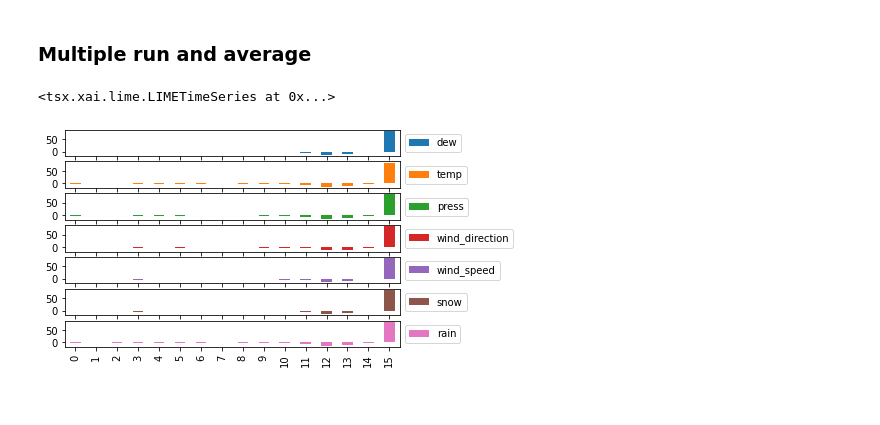
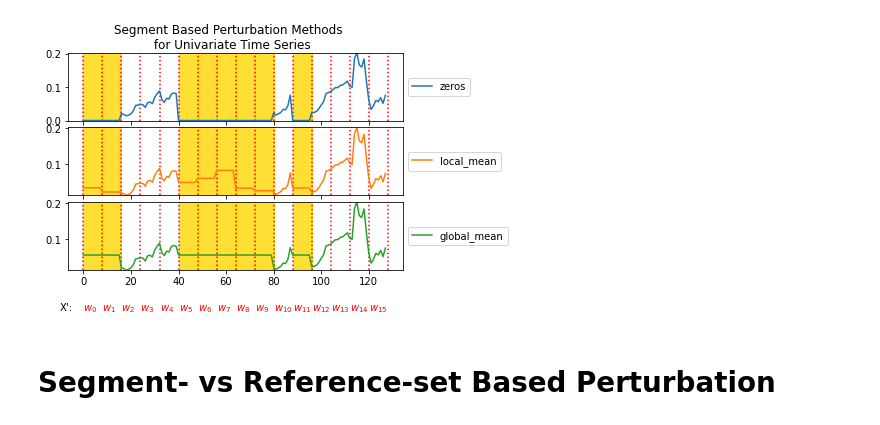
Before and after one commit to dungthuapps/tsx, a Jupyter notebook: notebooks/tsx-perturb.ipynb, the cells around one changed output. Saved outputs shown, nothing was run; the diff lists cells and outputs as text; code cells hidden in the pictures.

```diff
--- a/notebooks/tsx-perturb.ipynb
+++ b/notebooks/tsx-perturb.ipynb
@@ -60,9 +58,8 @@ plt_x_segmented(x_uts, window_size, title, label_pos=-0.05)
 # %%
 # Perturbation Async
 samples_size = 10
-ts_x = x.values.T # (n_features, n_steps)
-pert = ASyncTimeSlicer(window_size=window_size, replacement_method="zeros")
-uts_sample_zeros = pert.perturb(ts_x, n_samples=samples_size)
-uts_sample_zeros = list(uts_sample_zeros)
+x_uts = x.values.T # (n_features, n_steps)
+t = ASyncTimeSlicer(window_size=window_size, off_p=0.5)
+uts_sample = list(t.perturb(x_uts, n_samples=samples_size))
 # %%
 # Visualization Perturbation - Async and z_prime
@@ -92,2 +72,0 @@ plt_coef(coef, feature_names=independents, legend=False, title=False)
-# %% [markdown]
-### Multiple run and average
@@ -100,11 +73,22 @@ for i in range(n_instances):
-# %%
-ts_lime_n_runs = LIMETimeSeries(scale='sync', window_size=window_size, sample_size=100)
-ts_lime_n_runs.explain_instances(instances, predict_fn=predict_fn)
-# %% [output]
-<tsx.xai.lime.LIMETimeSeries at 0x...>
-# %%
-coef = ts_lime_n_runs.coef
-coef = np.broadcast_to(coef, (n_variables, len(coef)))
-plt_coef(coef, feature_names=independents, legend=False, title=False)
-# %% [output]
-[figure, removed]
+# %%
+# Same z_prime for different perturbation methods (replace fn)
+repl_fn = ["zeros", "local_mean", "global_mean"]
+z_uts = [t.to_original(x_uts, z_prime, repl_fn=fn) for fn in repl_fn]
+
+n_segments = len(z_prime)
+if np.ndim(z_prime) == 2:
+    n_features, n_segments = z_prime.shape
+
+z = np.stack(z_uts).reshape(len(repl_fn), n_steps)
+z_df = pd.DataFrame(z.T, columns=repl_fn)
+# %%
+# Plot different perturbations with same z-prime
+_zp = np.broadcast_to(z_prime, (len(repl_fn), n_segments))
+plt_sample_z(z_df, z, _zp, repl_fn, window_size,
+ title="Segment Based Perturbation Methods \n for Univariate Time Series",
+ label_pos=-0.1
+ )
+# %% [output]
+[figure, added]
+# %% [markdown]
+# Segment- vs Reference-set Based Perturbation
```
Also changed, not shown: parts of 11 cells of this notebook, 1 other file.
